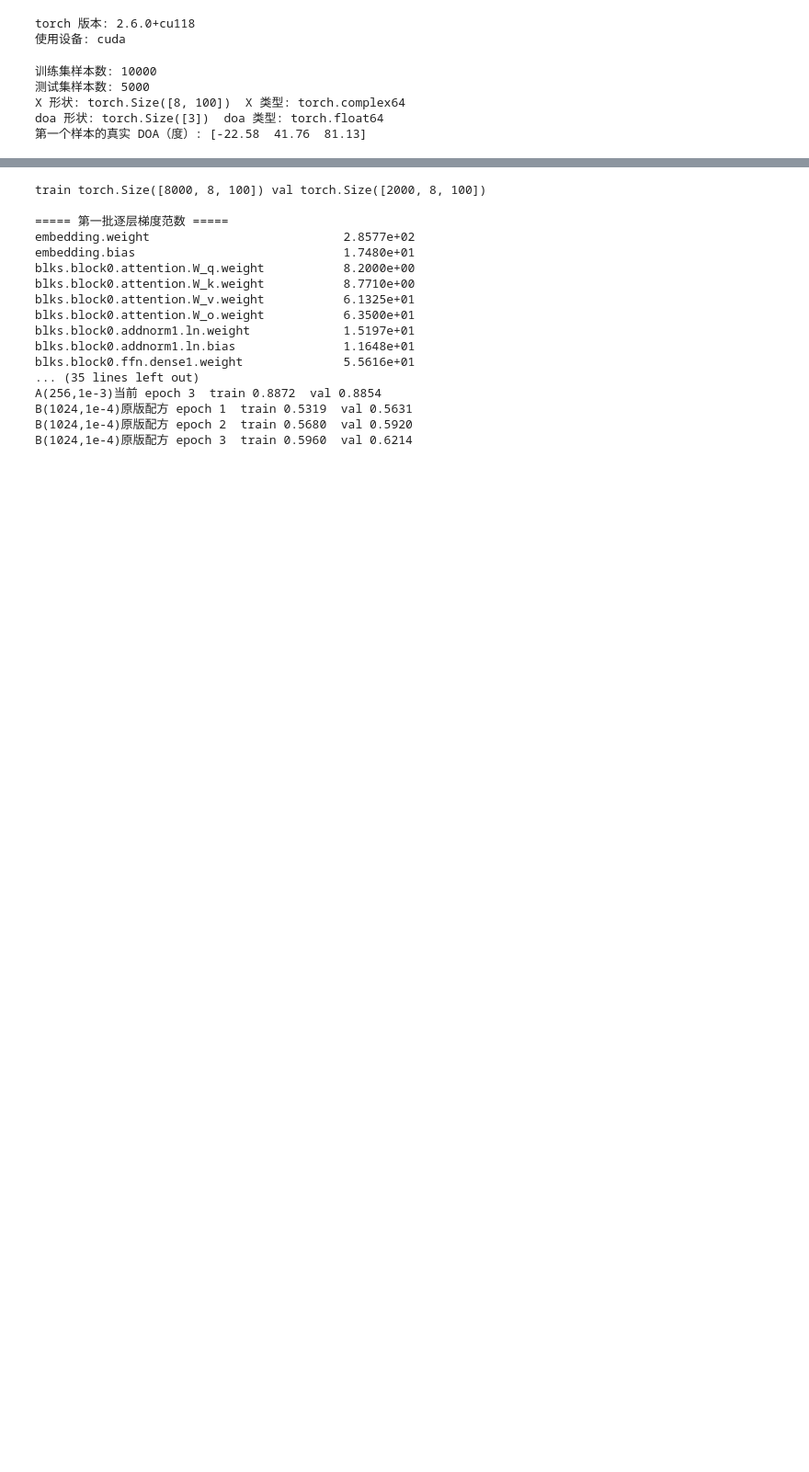
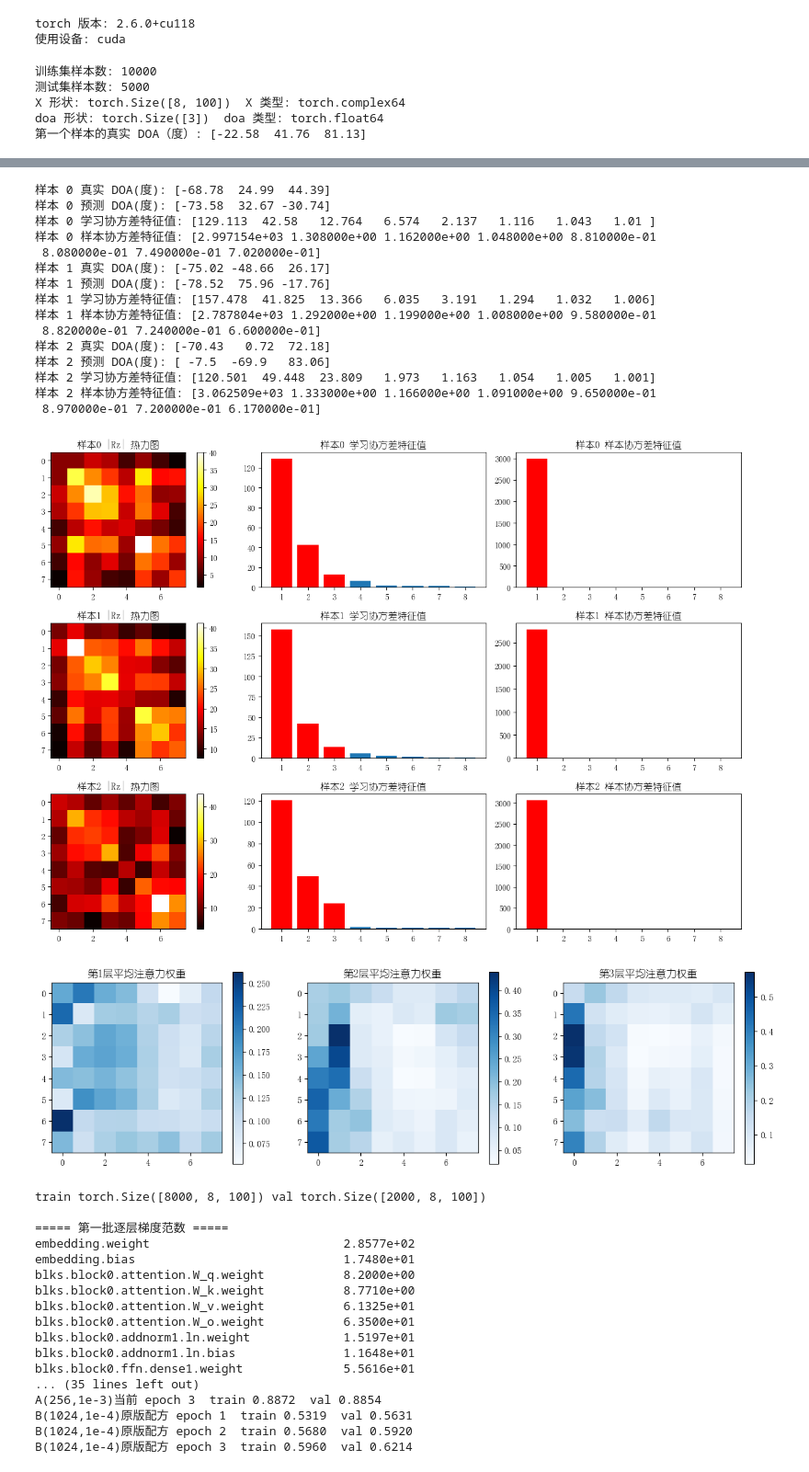
Before and after one commit to renhy8/spstf, a Jupyter notebook: spstransformer/spstransformer.ipynb, the cells around one changed output, grey strips where cells are left out. Shown at 92% size. Saved outputs shown, nothing was run; the diff lists cells and outputs as text; code cells hidden in the pictures; blank space fills up the shorter version.

```diff
--- a/spstransformer/spstransformer.ipynb
+++ b/spstransformer/spstransformer.ipynb
@@ -367,6 +383,8 @@ print("SPS-R-ESPRIT 平均 RMSPE(度):", round(np.mean(sps_esprit_list), 4))
 # 对网络的性能进行分析要求给出可视化
 # 可视化1：对最终求出的重构协方差矩阵进行可视化，给出热力图以及特征值看是否能够识别出信源个数
 # 可视化2：对样本的注意力权重进行可视化
+import matplotlib
+matplotlib.rc("font",family='YouYuan')
 
 net.eval()
 num_show = 3
@@ -393,33 +411,51 @@ for row in range(num_show):
     axes[row, 0].set_title('样本' + str(idx) + ' |Rz| 热力图')
     d2l.plt.colorbar(im, ax=axes[row, 0])
     # 特征值对比（前 M 个画成红色，看是否识别出信源个数）
     axes[row, 1].bar(np.arange(1, 9), eig_learned)
     axes[row, 1].bar(np.arange(1, 4), eig_learned[:3], color='red')
     axes[row, 1].set_title('样本' + str(idx) + ' 学习协方差特征值')
     axes[row, 2].bar(np.arange(1, 9), eig_sample)
     axes[row, 2].bar(np.arange(1, 4), eig_sample[:3], color='red')
     axes[row, 2].set_title('样本' + str(idx) + ' 样本协方差特征值')
     print("样本", idx, "真实 DOA(度):", np.round(y.numpy() * R2D, 2))
     print("样本", idx, "预测 DOA(度):", np.round(doa.cpu().numpy()[0] * R2D, 2))
     print("样本", idx, "学习协方差特征值:", np.round(eig_learned, 3))
     print("样本", idx, "样本协方差特征值:", np.round(eig_sample, 3))
 d2l.plt.tight_layout()
 d2l.plt.show()
 
 # 可视化2：编码器各层的平均注意力权重（多个头取平均）
 X, y = test_dataset[0]
 X = X.unsqueeze(0).to(device)
 with torch.no_grad():
     net(X)
 num_layers_show = len(net.attention_weights)
 fig, axes = d2l.plt.subplots(1, num_layers_show, figsize=(5 * num_layers_show, 4))
 for layer in range(num_layers_show):
     w = net.attention_weights[layer]
     w = w.reshape(w.shape[0], net.N, net.N).mean(dim=0).cpu().numpy()
     im = axes[layer].imshow(w, cmap='Blues')
     axes[layer].set_title('第' + str(layer + 1) + '层平均注意力权重')
     d2l.plt.colorbar(im, ax=axes[layer])
 d2l.plt.show()
+# %% [output]
+样本 0 真实 DOA(度): [-68.78  24.99  44.39]
+样本 0 预测 DOA(度): [-73.58  32.67 -30.74]
+样本 0 学习协方差特征值: [129.113  42.58   12.764   6.574   2.137   1.116   1.043   1.01 ]
+样本 0 样本协方差特征值: [2.997154e+03 1.308000e+00 1.162000e+00 1.048000e+00 8.810000e-01
+ 8.080000e-01 7.490000e-01 7.020000e-01]
+样本 1 真实 DOA(度): [-75.02 -48.66  26.17]
+样本 1 预测 DOA(度): [-78.52  75.96 -17.76]
+样本 1 学习协方差特征值: [157.478  41.825  13.366   6.035   3.191   1.294   1.032   1.006]
+样本 1 样本协方差特征值: [2.787804e+03 1.292000e+00 1.199000e+00 1.008000e+00 9.580000e-01
+ 8.820000e-01 7.240000e-01 6.600000e-01]
+样本 2 真实 DOA(度): [-70.43   0.72  72.18]
+样本 2 预测 DOA(度): [ -7.5  -69.9   83.06]
+样本 2 学习协方差特征值: [120.501  49.448  23.809   1.973   1.163   1.054   1.005   1.001]
+样本 2 样本协方差特征值: [3.062509e+03 1.333000e+00 1.166000e+00 1.091000e+00 9.650000e-01
+ 8.970000e-01 7.200000e-01 6.170000e-01]
+[figure, added]
+[figure, added]
 # %%
 # ===== 诊断单元格（临时）：找出 loss 不降的原因，诊断完可以删除 =====
 # 取 10000 样本 8:2 切分，对比两种训练配置，并检查逐层梯度是否真的到达网络
```
Also changed, not shown: parts of 2 cells of this notebook.
